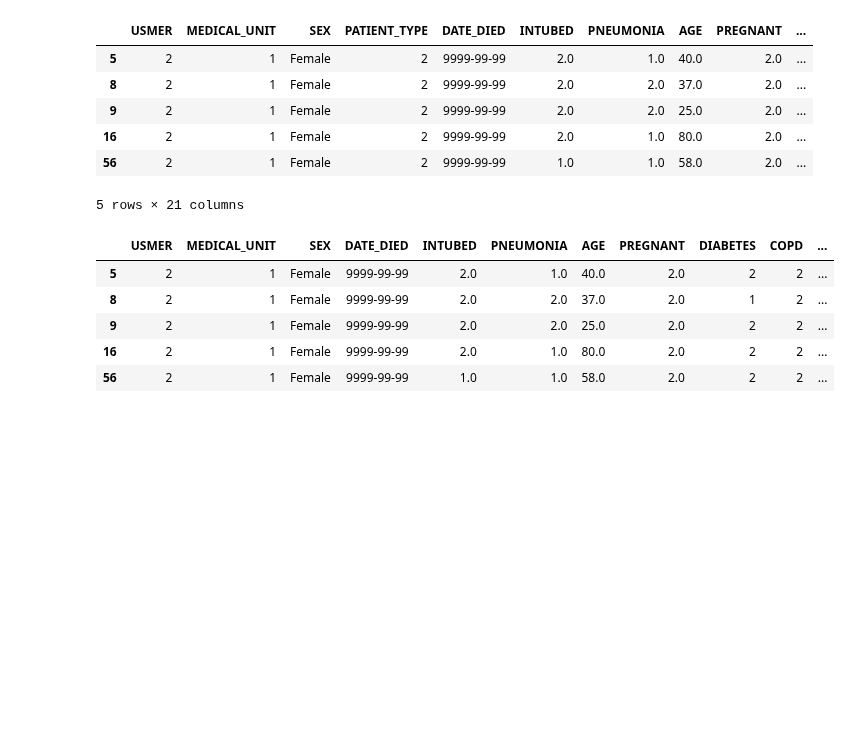
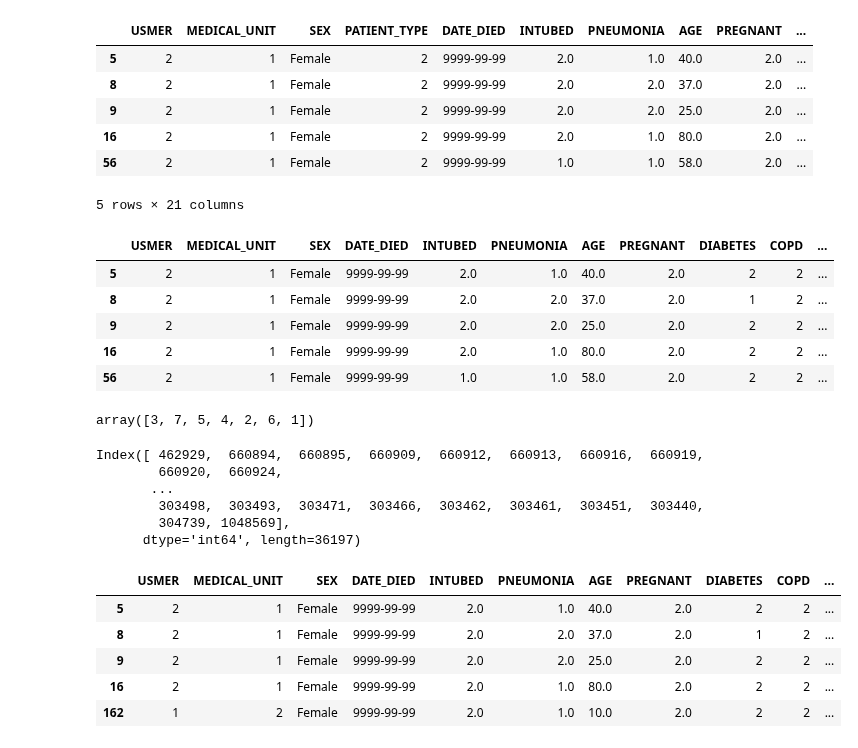
Before and after one commit to matheuspfferreira/python_data_science, a Jupyter notebook: Covid - 07/notebook/nb_covid.ipynb, the cells around one changed output. Saved outputs shown, nothing was run; the diff lists cells and outputs as text; code cells hidden in the pictures; blank space fills up the shorter version.

```diff
--- a/Covid - 07/notebook/nb_covid.ipynb
+++ b/Covid - 07/notebook/nb_covid.ipynb
@@ -143,3 +143,31 @@ dados.head()
 | 9 | 2 | 1 | Female | 9999-99-99 | 2.0 | 2.0 | 25.0 | 2.0 | 2 | 2 | ... |
 | 16 | 2 | 1 | Female | 9999-99-99 | 2.0 | 1.0 | 80.0 | 2.0 | 2 | 2 | ... |
 | 56 | 2 | 1 | Female | 9999-99-99 | 1.0 | 1.0 | 58.0 | 2.0 | 2 | 2 | ... |
+# %%
+# Obtendo os valores únicos da coluna de classificação
+dados['CLASIFFICATION_FINAL'].unique()
+# %% [output]
+array([3, 7, 5, 4, 2, 6, 1])
+# %%
+# Obtendo os registros (índices) com valores acima de três (inconclusivos)
+filtro = dados['CLASIFFICATION_FINAL'] > 3
+registros = dados[filtro].sort_values('CLASIFFICATION_FINAL', ascending=True).index
+registros
+# %% [output]
+Index([ 462929,  660894,  660895,  660909,  660912,  660913,  660916,  660919,
+        660920,  660924,
+       ...
+        303498,  303493,  303471,  303466,  303462,  303461,  303451,  303440,
+        304739, 1048569],
+      dtype='int64', length=36197)
+# %%
+# Removendo os registros sem conclusão
+dados.drop(registros, inplace=True)
+dados.head()
+# %% [output]
+|  | USMER | MEDICAL_UNIT | SEX | DATE_DIED | INTUBED | PNEUMONIA | AGE | PREGNANT | DIABETES | COPD | ... |
+| 5 | 2 | 1 | Female | 9999-99-99 | 2.0 | 1.0 | 40.0 | 2.0 | 2 | 2 | ... |
+| 8 | 2 | 1 | Female | 9999-99-99 | 2.0 | 2.0 | 37.0 | 2.0 | 1 | 2 | ... |
+| 9 | 2 | 1 | Female | 9999-99-99 | 2.0 | 2.0 | 25.0 | 2.0 | 2 | 2 | ... |
+| 16 | 2 | 1 | Female | 9999-99-99 | 2.0 | 1.0 | 80.0 | 2.0 | 2 | 2 | ... |
+| 162 | 1 | 2 | Female | 9999-99-99 | 2.0 | 1.0 | 10.0 | 2.0 | 2 | 2 | ... |
```
Also changed, not shown: parts of 2 cells of this notebook.
